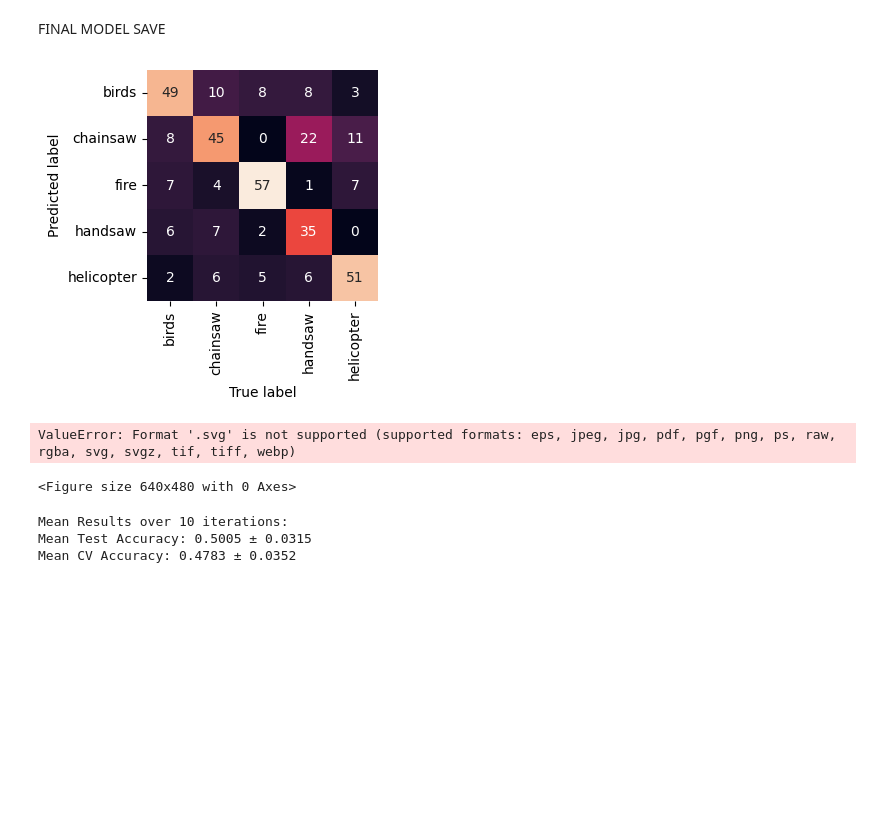
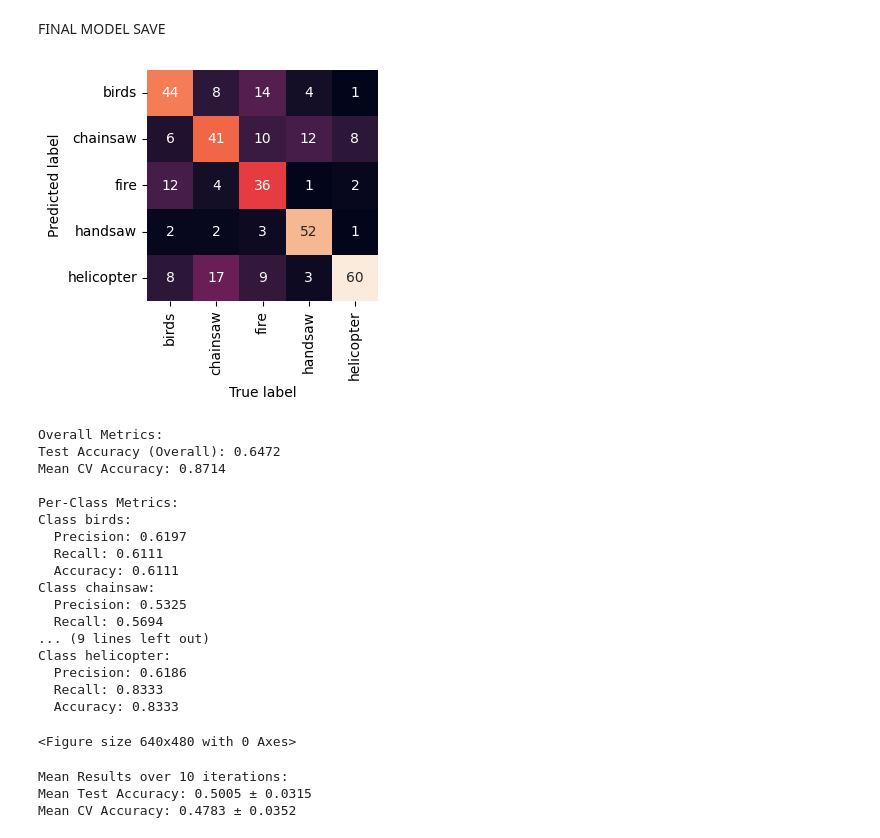
Before and after one commit to ppasture/LELEC210X, a Jupyter notebook: classification/h5a2_audio.ipynb, the cells around one changed output. Cells and saved outputs as stored; diff of their text form; code cells hidden in the pictures; blank space fills up the shorter version.

```diff
--- a/classification/h5a2_audio.ipynb
+++ b/classification/h5a2_audio.ipynb
@@ -941,7 +941,7 @@ X_test = X_test[:, top_features_idx]
 
 # Train the Random Forest model
 model = RandomForestClassifier(
-    n_estimators=200,
+    n_estimators=400,
     max_depth=20,
     min_samples_split=5,
     min_samples_leaf=2,
@@ -962,35 +962,51 @@ conf_matrix = confusion_matrix(y_test, predict, labels=classes)
 
 for i, cls in enumerate(classes):
     # Calculate accuracy for each class
     class_accuracy = conf_matrix[i, i] / conf_matrix[i, :].sum()
     test_accuracy_per_class.append(class_accuracy)
 
 # Cross-validation accuracy
 cv_scores = cross_val_score(model, X_train, y_train, cv=10, scoring='accuracy')
 mean_cv_accuracy = np.mean(cv_scores)
 
 show_confusion_matrix(predict, y_test, classnames)
 plt.savefig("confusion_matrix.svg", format="svg")
 
 # Print results
 print("\nOverall Metrics:")
 print(f"Test Accuracy (Overall): {accuracy(predict, y_test):.4f}")
 print(f"Mean CV Accuracy: {mean_cv_accuracy:.4f}")
 
 print("\nPer-Class Metrics:")
 for i, cls in enumerate(classes):
     print(f"Class {cls}:")
     print(f"  Precision: {precision_per_class[i]:.4f}")
     print(f"  Recall: {recall_per_class[i]:.4f}")
     print(f"  Accuracy: {test_accuracy_per_class[i]:.4f}")
 
 
 # SAVE THE MODEL
 filename = "final_model.pickle"
 pickle.dump(model, open(model_dir + filename, "wb"))
 # %% [output]
-[figure, old version]
+[figure, new version]
-ValueError: Format '.svg' is not supported (supported formats: eps, jpeg, jpg, pdf, pgf, png, ps, raw, rgba, svg, svgz, tif, tiff, webp)
+Overall Metrics:
+Test Accuracy (Overall): 0.6472
+Mean CV Accuracy: 0.8714
+
+Per-Class Metrics:
+Class birds:
+  Precision: 0.6197
+  Recall: 0.6111
+  Accuracy: 0.6111
+Class chainsaw:
+  Precision: 0.5325
+  Recall: 0.5694
+... (9 lines left out)
+Class helicopter:
+  Precision: 0.6186
+  Recall: 0.8333
+  Accuracy: 0.8333
 <Figure size 640x480 with 0 Axes>
 # %%
 import os
```
Also changed, not shown: parts of 1 cell of this notebook, 4 other files.
